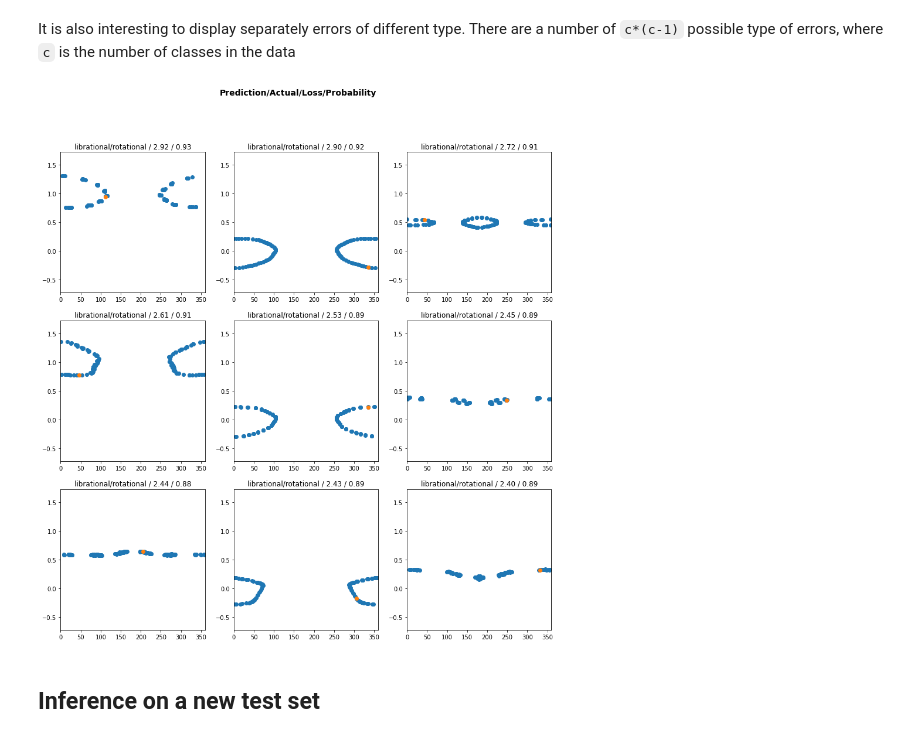
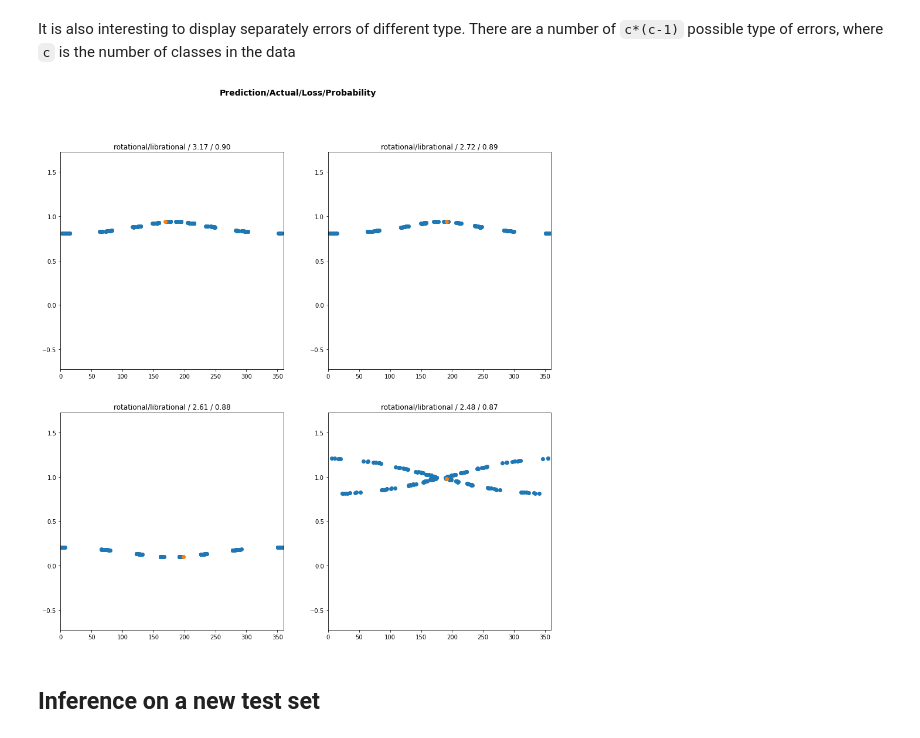
Before and after one commit to vrodriguezf/mlchaos, a Jupyter notebook: nbs/_motion_classification_time_series.ipynb, the cells around one changed output. Cells and saved outputs as stored; diff of their text form; code cells hidden in the pictures.

```diff
--- a/nbs/_motion_classification_time_series.ipynb
+++ b/nbs/_motion_classification_time_series.ipynb
@@ -61,5 +81,5 @@ add_uncertainty_class = False # *
 # %%
-if not add_uncertainty_class:
+if not wandb.config.add_uncertainty_class:
     data.x = data.x[data.y != -1]
     data.y = data.y[data.y != -1]
 data
@@ -79,6 +97,8 @@ resampling_period = None # * Natural number. Set to None if no resampling is des
+# %%
+wandb.config.resampling_period = resampling_period
 # %%
-if resampling_period is not None:
-    data.x = data.x[:,:,::resampling_period]
+if wandb.config.resampling_period is not None:
+    data.x = data.x[:,:,::wandb.config.resampling_period]
     print(data)
 # %% [markdown]
 By default we use 80% random items from the data as training and 20% as validation
@@ -212,5 +195,5 @@ lr_min, lr_steep
 # %%
-learn.fit_one_cycle(10, lr_max=lr_steep*10)
+learn.fit_one_cycle(10, lr_max=3e-3, cbs=WandbCallback(log_preds=False))
 learn.recorder.plot_loss()
 # %% [output]
 | epoch | train_loss | valid_loss | accuracy | time |
@@ -259,9 +242,16 @@ interp.plot_top_losses(k=9, figsize=(15, 15), largest=True, ylim=ylim)
 # %% [markdown]
 It is also interesting to display separately errors of different type. There are a number of `c*(c-1)` possible type of errors, where `c` is the number of classes in the data
 # %%
-interp.plot_top_losses(k=9, figsize=(15, 15), largest=True, ylim=ylim, actual='rotational')
+predicted = 'rotational'
+actual = 'librational'
+n_errors = interp.confusion_matrix()[interp.vocab.o2i[predicted],
+                                     interp.vocab.o2i[actual]]
+interp.plot_top_losses(k=min(n_errors, 9), figsize=(15, 15),
+                       largest=True, ylim=ylim,
+                       predicted='rotational',
+                       actual='librational')
 # %% [output]
-[figure, old version]
+[figure, new version]
 # %% [markdown]
 ## Inference on a new test set
 # %% [markdown]
```
Also changed, not shown: parts of 25 cells of this notebook, 13 other files.
